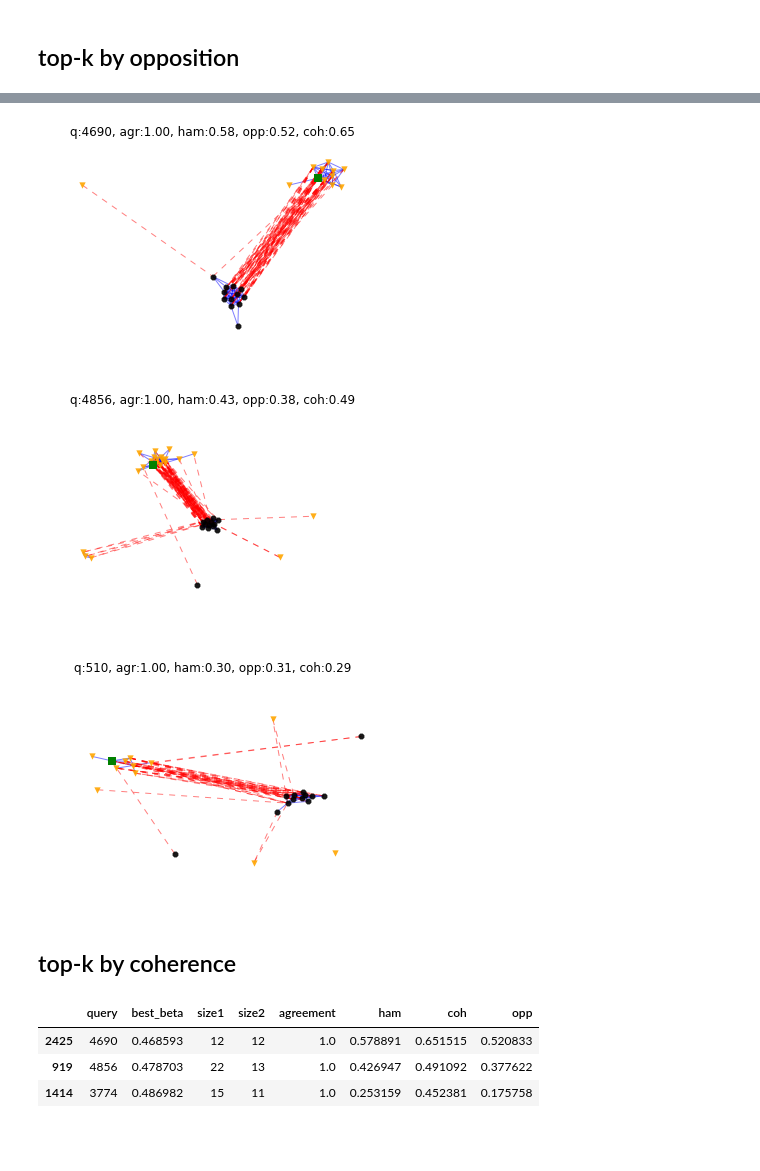
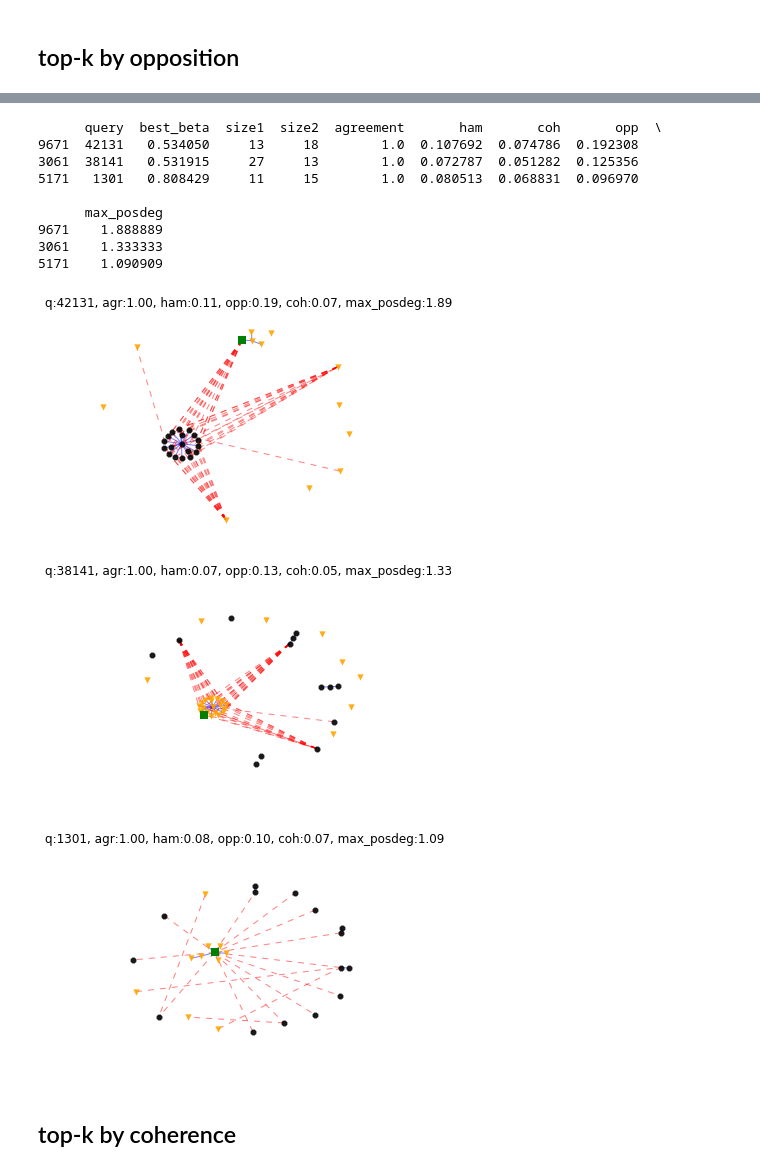
Before and after one commit to xiaohan2012/signed-local-community, a Jupyter notebook: explore-query-result-on-real-graphs.ipynb, the cells around one changed output, grey strips where cells are left out. Drawn from its saved outputs; the diff is of its cells as text; code cells hidden in the pictures; blank space fills up the shorter version.

```diff
--- a/explore-query-result-on-real-graphs.ipynb
+++ b/explore-query-result-on-real-graphs.ipynb
@@ -174,17 +149,17 @@ df[fields_to_show].sort_values(by='opp', ascending=False).head(3)
-# %%
-queries = df.sort_values(by='opp', ascending=False).head(3)['query'].tolist()
-for q in queries:
-    show(q, use_lcc=False)
-# %% [output]
-[figure, removed]
-[figure, removed]
-[figure, removed]
+# %%
+show_top_k_by('opp')
+# %% [output]
+      query  best_beta  size1  size2  agreement       ham       coh       opp  \
+9671  42131   0.534050     13     18        1.0  0.107692  0.074786  0.192308
+3061  38141   0.531915     27     13        1.0  0.072787  0.051282  0.125356
+5171   1301   0.808429     11     15        1.0  0.080513  0.068831  0.096970
+
+      max_posdeg
+9671    1.888889
+3061    1.333333
+5171    1.090909
+[figure, added]
+[figure, added]
+[figure, added]
 # %% [markdown]
 ## top-k by coherence
-# %%
-df[fields_to_show].sort_values(by='coh', ascending=False).head(3)
-# %% [output]
-|  | query | best_beta | size1 | size2 | agreement | ham | coh | opp |
-| 2425 | 4690 | 0.468593 | 12 | 12 | 1.0 | 0.578891 | 0.651515 | 0.520833 |
-| 919 | 4856 | 0.478703 | 22 | 13 | 1.0 | 0.426947 | 0.491092 | 0.377622 |
-| 1414 | 3774 | 0.486982 | 15 | 11 | 1.0 | 0.253159 | 0.452381 | 0.175758 |
```
Also changed, not shown: parts of 22 cells of this notebook, 1 other file.
